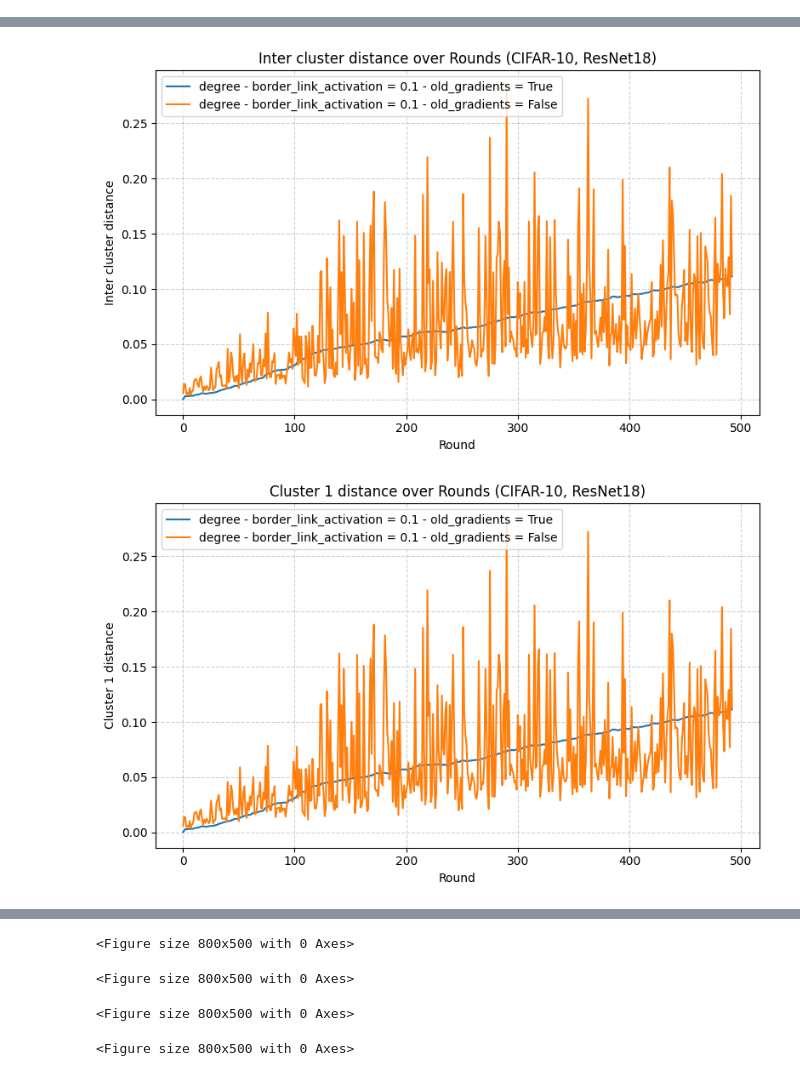
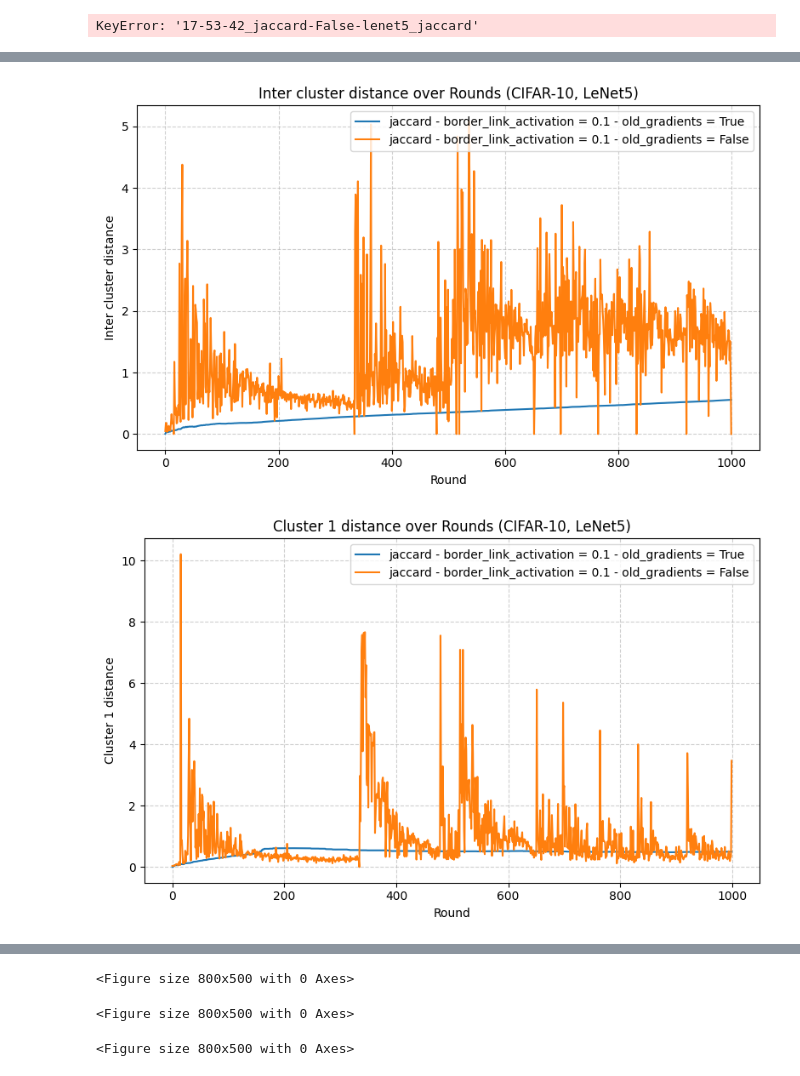
Before and after one commit to tanguyLC01/FLP2P, a Jupyter notebook: compare_fixed_training.ipynb, the cells around one changed output, grey strips where cells are left out. Saved outputs shown, nothing was run; the diff lists cells and outputs as text; code cells hidden in the pictures.

```diff
--- a/compare_fixed_training.ipynb
+++ b/compare_fixed_training.ipynb
@@ -152,15 +233,20 @@ list(results.keys())
+# %%
+results['17-53-42_jaccard-False-lenet5_jaccard']['test_accuracy']
+# %% [output]
+KeyError: '17-53-42_jaccard-False-lenet5_jaccard'
 # %%
 import matplotlib.pyplot as plt
 import matplotlib.patches as mpatches
-keys = list(results.keys())[8:]
+keys = list(results.keys())
 index_elems = list(results[keys[0]].keys())
 epochs = min(1000, min(len(results[k][index_elems[0]]) for k in keys))
+epochs = 1000
 start = 0
 for index_elem in index_elems:
     plt.figure(figsize=(8, 5))
     if type(results[list(results.keys())[0]][index_elem]) is not list:
         continue
-    for key in ['2025-10-23_11-05-35_maximum_degree', '2025-10-23_11-03-53_maximum_degree']:
+    for key in keys:
         y = results[key].get(index_elem, None)
         y = y[start:epochs]
         rounds = np.arange(start, start + len(y))
@@ -169,7 +255,7 @@ for index_elem in index_elems:
 
     plt.xlabel("Round")
     plt.ylabel(index_elem.replace('_', ' ').capitalize())
-    plt.title(f"{index_elem.replace('_', ' ').capitalize()} over Rounds (CIFAR-10, ResNet18)")
+    plt.title(f"{index_elem.replace('_', ' ').capitalize()} over Rounds (CIFAR-10, LeNet5)")
     plt.legend()
     plt.grid(True, linestyle='--', alpha=0.6)
     plt.tight_layout()
@@ -179,2 +265,2 @@ for index_elem in index_elems:
-[figure, old version]
+[figure, new version]
-[figure, old version]
+[figure, new version]
@@ -182,7 +270,6 @@ for index_elem in index_elems:
 <Figure size 800x500 with 0 Axes>
 <Figure size 800x500 with 0 Axes>
 <Figure size 800x500 with 0 Axes>
-<Figure size 800x500 with 0 Axes>
 # %%
 for log_dir in os.listdir(log_path):
     log_file  = f'{log_path}/{log_dir}'
```
Also changed, not shown: parts of 7 cells of this notebook, 1 other file.
